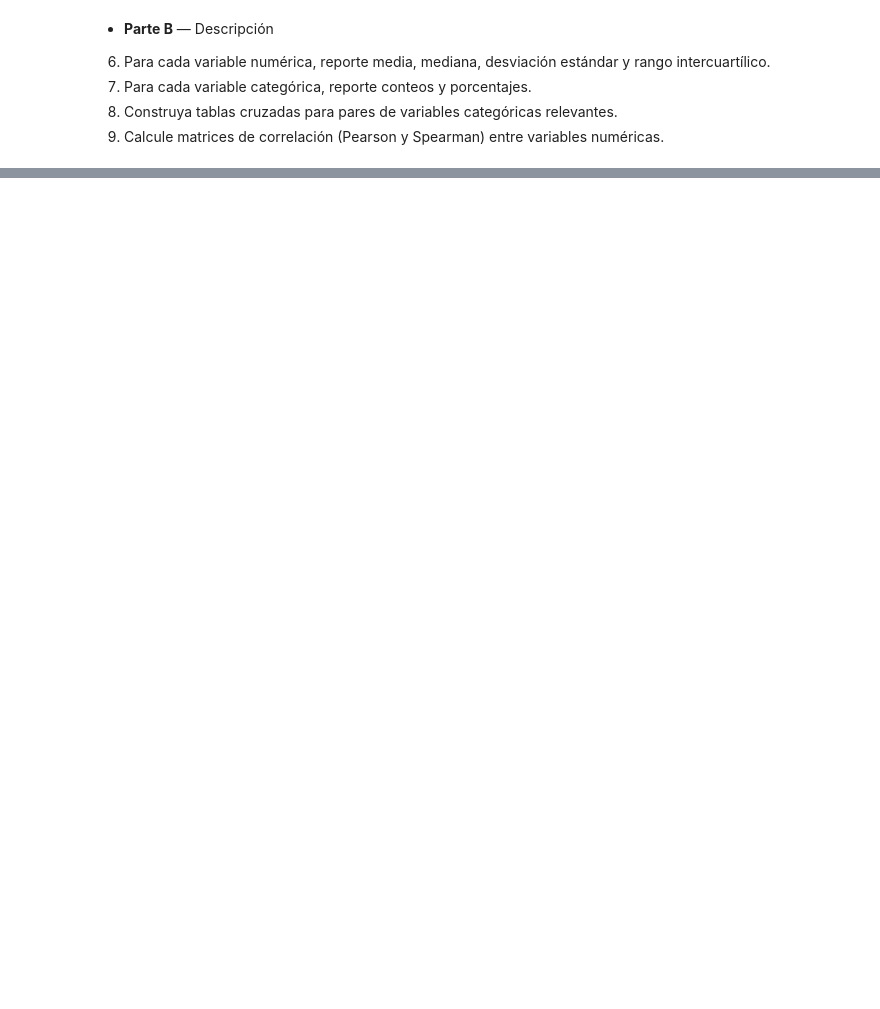
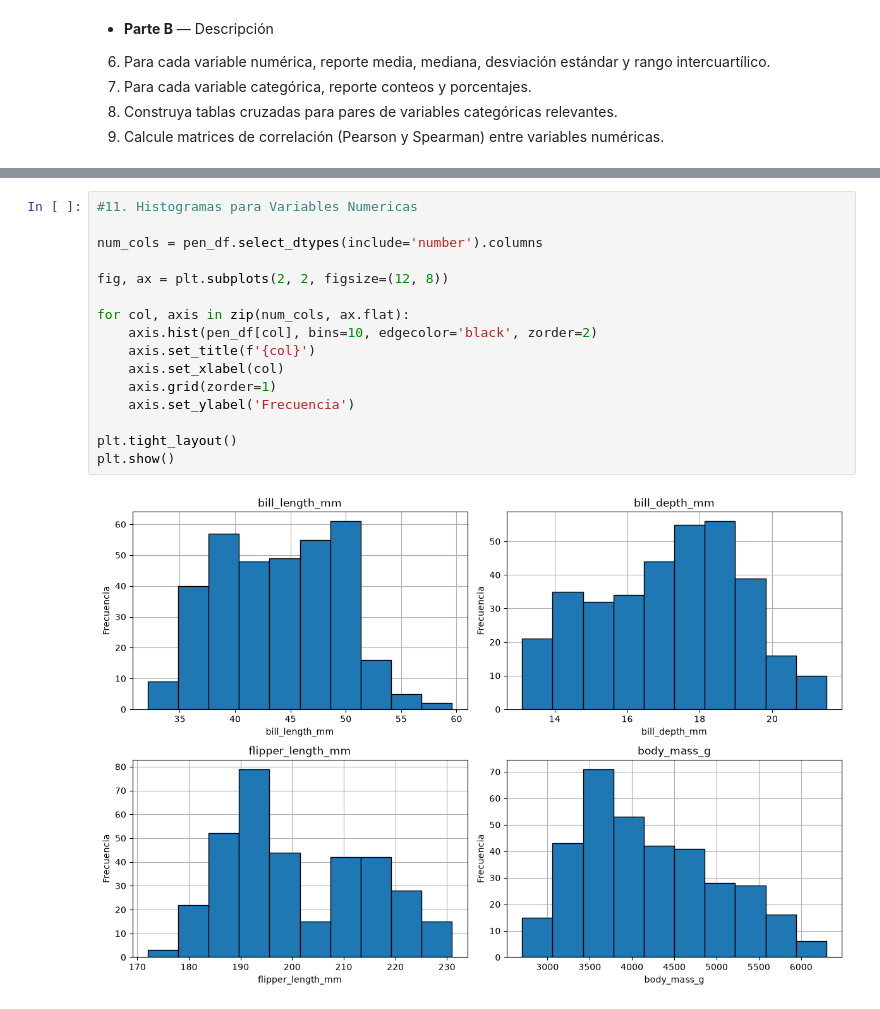
Before and after one commit to CienciaDatosUdea/002_EstudiantesAprendizajeEstadistico, a Jupyter notebook: semestre2026-2/Estudiantes/Lopez_5333/Laboratorio_01_pinguinos_v2_IA.ipynb, the cells around one changed output, grey strips where cells are left out. Drawn from its saved outputs; the diff is of its cells as text; blank space fills up the shorter version.

```diff
--- a/semestre2026-2/Estudiantes/Lopez_5333/Laboratorio_01_pinguinos_v2_IA.ipynb
+++ b/semestre2026-2/Estudiantes/Lopez_5333/Laboratorio_01_pinguinos_v2_IA.ipynb
@@ -119,0 +250,18 @@ Conteos Variables Categoricas
+# %%
+#11. Histogramas para Variables Numericas
+
+num_cols = pen_df.select_dtypes(include='number').columns
+
+fig, ax = plt.subplots(2, 2, figsize=(12, 8))
+
+for col, axis in zip(num_cols, ax.flat):
+    axis.hist(pen_df[col], bins=10, edgecolor='black', zorder=2)
+    axis.set_title(f'{col}')
+    axis.set_xlabel(col)
+    axis.grid(zorder=1)
+    axis.set_ylabel('Frecuencia')
+
+plt.tight_layout()
+plt.show()
+# %% [output]
+[figure, added]
```
Also changed, not shown: parts of 13 cells of this notebook.
